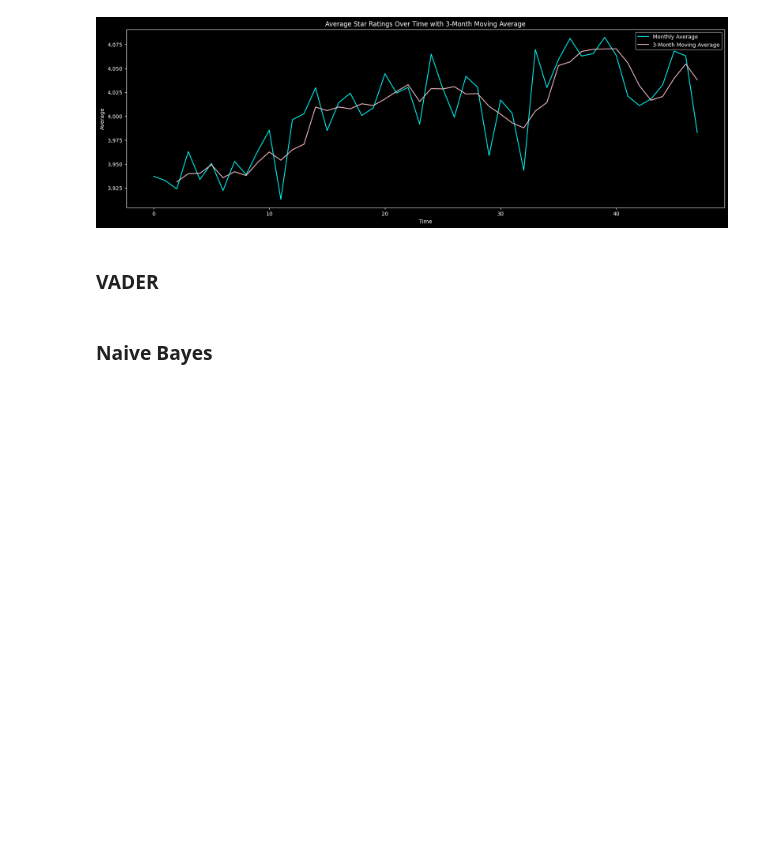
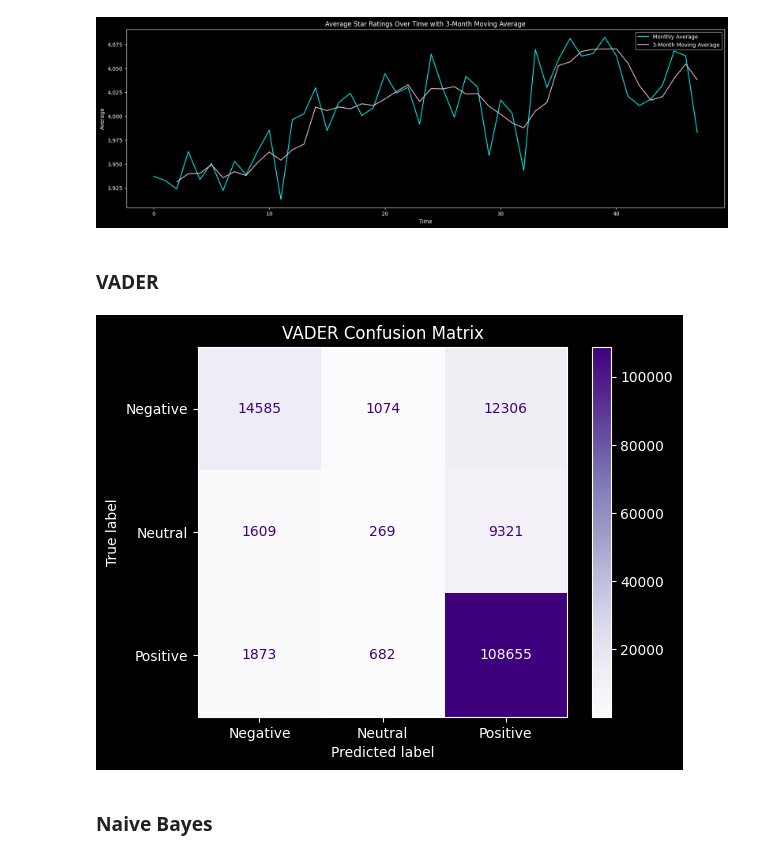
Before and after one commit to eccecarreon/nlp-deployment, a Jupyter notebook: nlp.ipynb, the cells around one changed output. Cells and saved outputs as stored; diff of their text form; code cells hidden in the pictures; blank space fills up the shorter version.

Commit message:
finished vader evaluation

```diff
--- a/nlp.ipynb
+++ b/nlp.ipynb
@@ -302,2 +344,19 @@ plt.show()
+# %%
+from sklearn.metrics import confusion_matrix, ConfusionMatrixDisplay
+
+labels = ['Negative', 'Neutral', 'Positive']
+
+# Confusion Matrix
+cm = confusion_matrix(df['true_label'], df['vader_sentiment'], labels=labels)
+
+# Plot
+disp = ConfusionMatrixDisplay(confusion_matrix=cm,
+                              display_labels=labels)
+
+disp.plot(cmap='Purples')
+plt.title('VADER Confusion Matrix')
+plt.show()
+# %% [output]
+[figure, added]
 # %% [markdown]
 ### **Naive Bayes**
```
Also changed, not shown: parts of 1 cell of this notebook, 2 other files.
